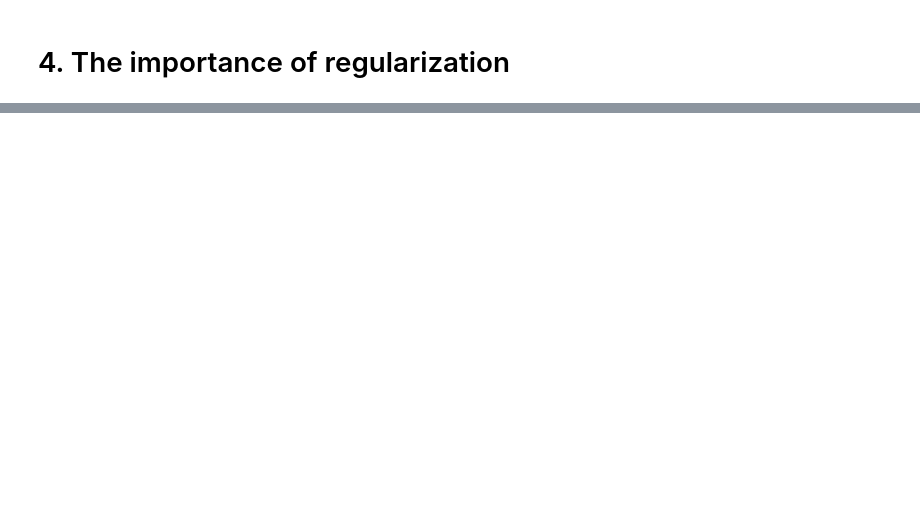
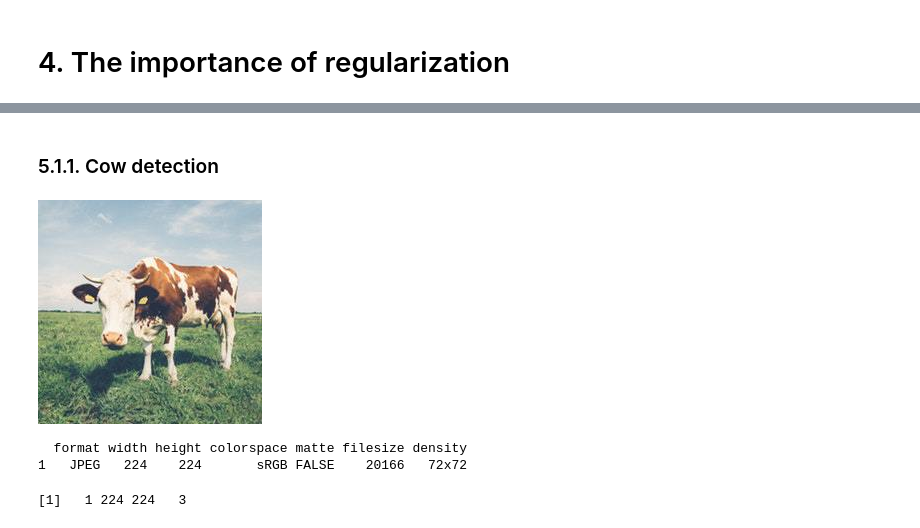
Before and after one commit to slds-lmu/rcourses_notebook_deeplearning, a Jupyter notebook: dl_showcase.ipynb, the cells around one changed output, grey strips where cells are left out. Saved outputs shown, nothing was run; the diff lists cells and outputs as text; code cells hidden in the pictures; blank space fills up the shorter version.

```diff
--- a/dl_showcase.ipynb
+++ b/dl_showcase.ipynb
@@ -650,0 +536,18 @@ ________________________________________________________________________________
+# %% [markdown]
+### 5.1.1. Cow detection
+# %%
+# get the image
+# magick package
+cow = image_read(path = './data/cow.jpg')
+cow
+# get the data
+cow_data = as.integer(image_data(cow))
+# add 4th dimension such that the resulting array has dim
+# (batch size, xdim, ydim, channel size)
+cow_data = array(cow_data, c(1, 224, 224, 3))
+dim(cow_data)
+# %% [output]
+[figure, added]
+  format width height colorspace matte filesize density
+1   JPEG   224    224       sRGB FALSE    20166   72x72
+[1]   1 224 224   3
```
Also changed, not shown: parts of 59 cells of this notebook.
